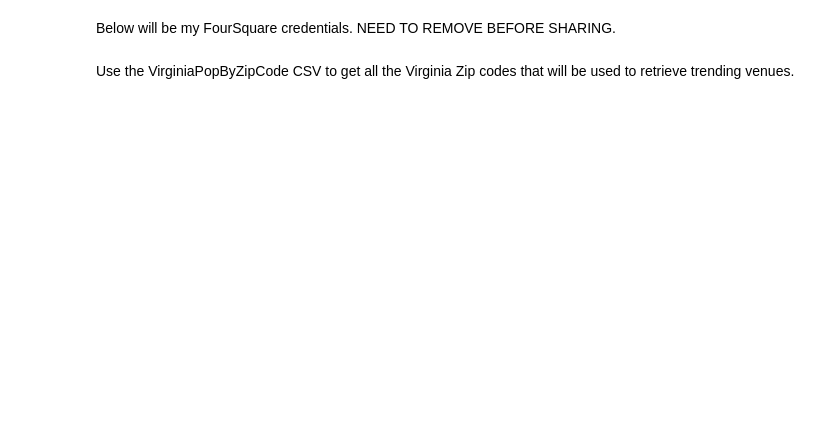
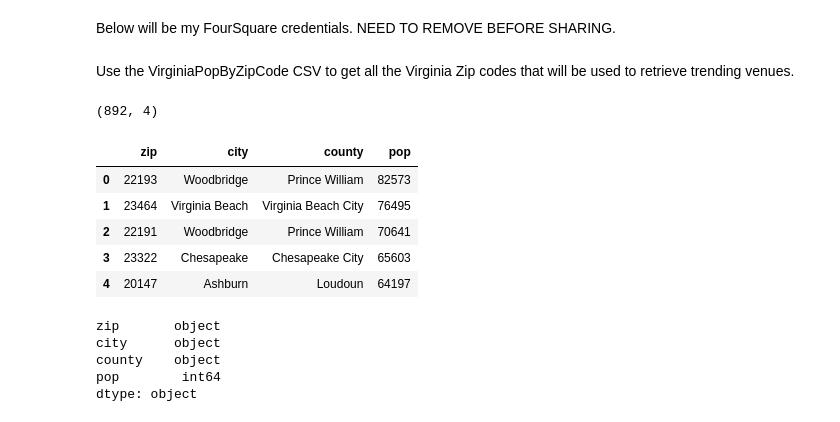
Before and after one commit to hdmcspadden/Virginia_Covid_Trending_Venues, a Jupyter notebook: GetFourSquareTrendingVenuesInVirginiaZips.ipynb, the cells around one changed output. Cells and saved outputs as stored; diff of their text form; code cells hidden in the pictures; blank space fills up the shorter version.

```diff
--- a/GetFourSquareTrendingVenuesInVirginiaZips.ipynb
+++ b/GetFourSquareTrendingVenuesInVirginiaZips.ipynb
@@ -63,3 +60,25 @@ VERSION = '20180604'
 LIMIT = 30
 # %% [markdown]
 Use the VirginiaPopByZipCode CSV to get all the Virginia Zip codes that will be used to retrieve trending venues.
+# %%
+df_ZipPop = pd.read_csv(r'Data/VirginiaPopByZipCode.csv')
+print(df_ZipPop.shape)
+df_ZipPop.head()
+# %% [output]
+(892, 4)
+|  | zip | city | county | pop |
+| 0 | 22193 | Woodbridge | Prince William | 82573 |
+| 1 | 23464 | Virginia Beach | Virginia Beach City | 76495 |
+| 2 | 22191 | Woodbridge | Prince William | 70641 |
+| 3 | 23322 | Chesapeake | Chesapeake City | 65603 |
+| 4 | 20147 | Ashburn | Loudoun | 64197 |
+# %%
+# need to change data type for later merging
+df_ZipPop['zip'] = df_ZipPop['zip'].astype(str)
+print(df_ZipPop.dtypes)
+# %% [output]
+zip       object
+city      object
+county    object
+pop        int64
+dtype: object
```
Also changed, not shown: parts of 24 cells of this notebook, 1 other file.
